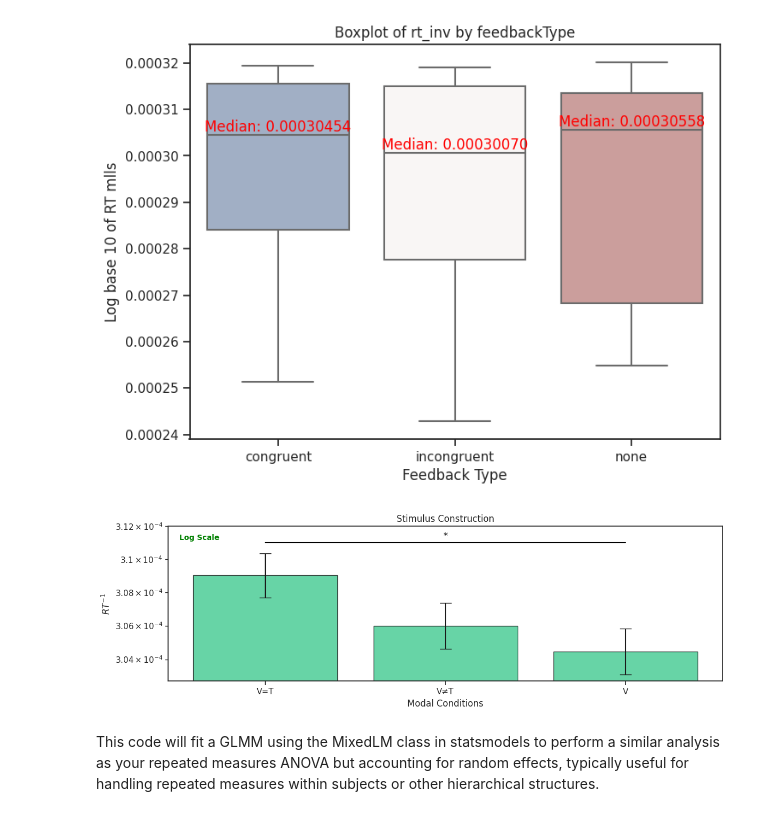
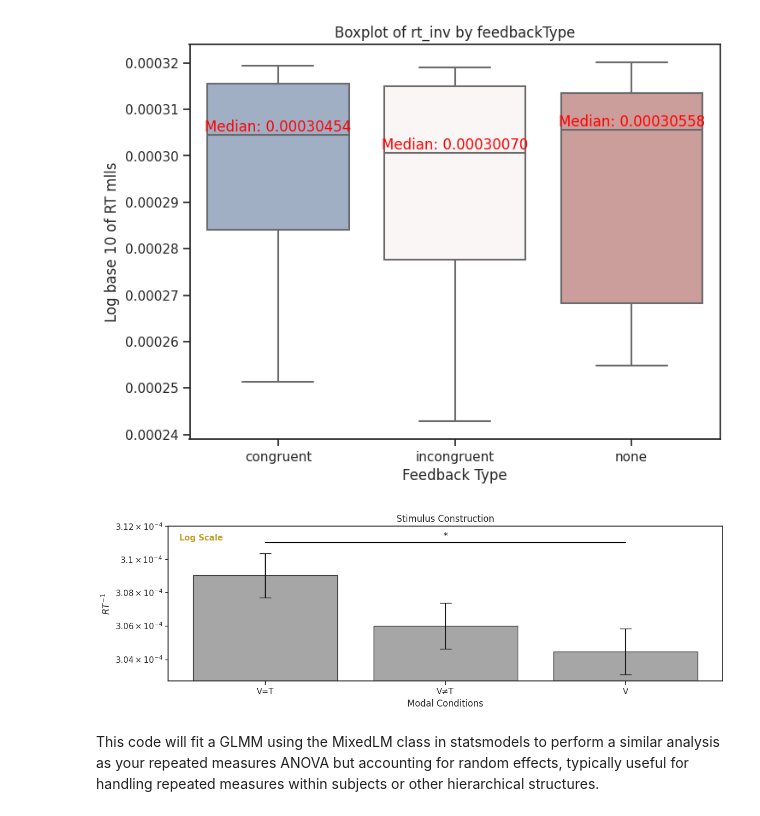
Before and after one commit to BenjaminDupre/m-b_thesis, a Jupyter notebook: Analysis/Analysis..ipynb, the cells around one changed output. Saved outputs shown, nothing was run; the diff lists cells and outputs as text; code cells hidden in the pictures.

```diff
--- a/Analysis/Analysis..ipynb
+++ b/Analysis/Analysis..ipynb
@@ -1269,40 +1269,40 @@ fig, ax = plt.subplots(figsize=(12,4))
 
 # Plotting the bars
 x = np.arange(len(feedback_types))
-bars = ax.bar(x, medians, yerr=standard_errors, capsize=8, align='center', alpha=0.7, color='#26C281', edgecolor='black')
+bars = ax.bar(x, medians, yerr=standard_errors, capsize=8, align='center', alpha=0.7, color='grey', edgecolor='black')
 
 # Adding labels, title, and axis labels
 ax.set_ylabel(r'$RT^{-1}$')
 ax.set_xlabel('Modal Conditions')
 ax.set_title('Stimulus Construction')
 
 # Adding x-axis tick labels
 ax.set_xticks(x)
 ax.set_xticklabels(feedback_types)
 
 # Setting y-axis to logarithmic scale
 ax.set_yscale('log')
 # Adding a label to indicate logarithmic scale on the y-axis
 ax.text(0.02, 0.95, 'Log Scale', transform=ax.transAxes,
         verticalalignment='top', horizontalalignment='left',
-        color='green', fontsize=10, weight='bold')
+        color='#c4a22b', fontsize=11, weight='bold')
 
 
 # Adding a single asterisk and line for significant difference across all conditions
 significant_height = max(0.00030454, 0.0003110) * 1   # Adjust this value based on your actual data
 for i in range(len(feedback_types) - 1):
     ax.plot([i, i + 1], [significant_height, significant_height], color='black')  # Draw line
 
 # Adding asterisk for the significant difference
 ax.text(1, significant_height + 0.0000001, '*', ha='center', va='bottom', color='black')  # Add asterisk
 
 
 # Show plot
 plt.ylim(0,0.0003120)
 plt.tight_layout()
 plt.show()
 # %% [output]
-[figure, old version]
+[figure, new version]
 # %% [markdown]
 This code will fit a GLMM using the MixedLM class in statsmodels to perform a similar analysis as your repeated measures ANOVA but accounting for random effects, typically useful for handling repeated measures within subjects or other hierarchical structures.
 # %%
```
Also changed, not shown: parts of 3 cells of this notebook, 12 other files.
